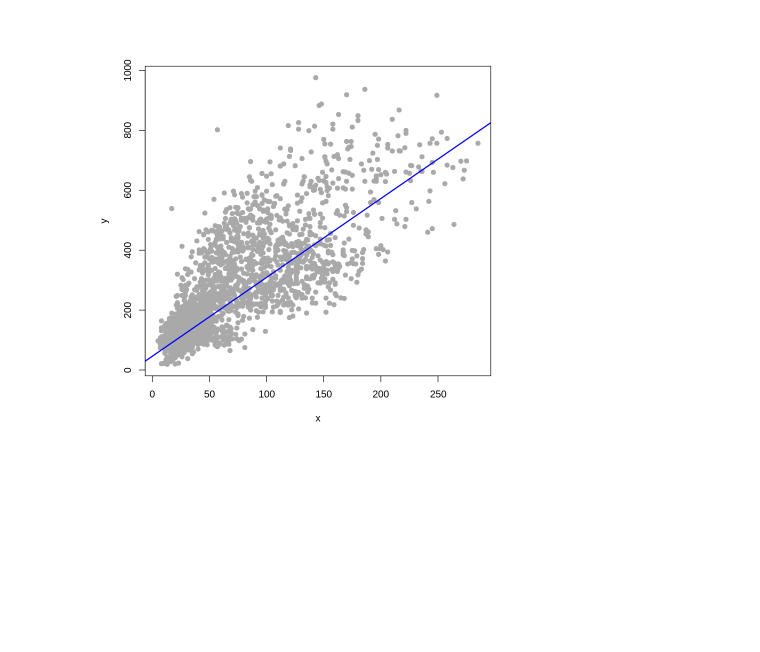
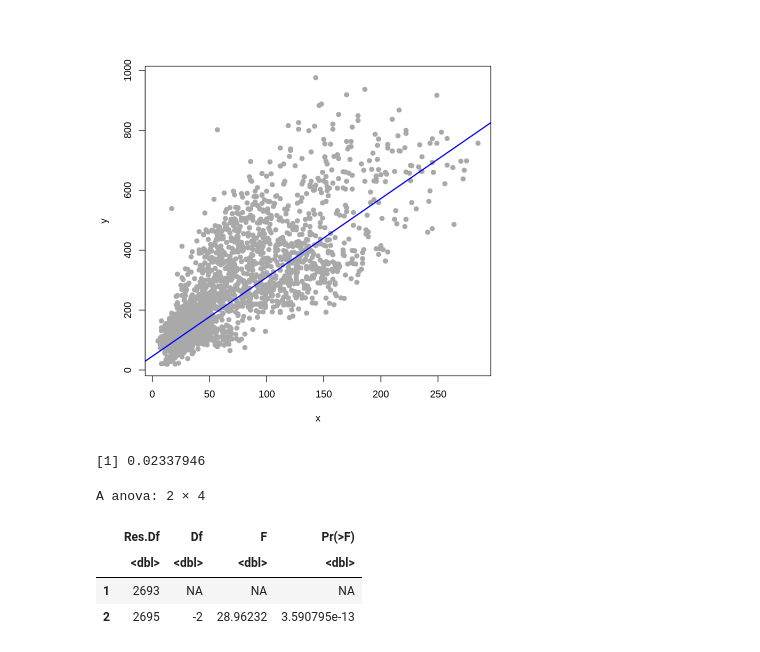
Before and after one commit to nicolasallp/tar-01-26-Davi-Kayky-Nicolas, a Jupyter notebook: criminalidade/estatisticas_criminalidade.ipynb, the cells around one changed output. Cells and saved outputs as stored; diff of their text form; code cells hidden in the pictures; blank space fills up the shorter version.

```diff
--- a/criminalidade/estatisticas_criminalidade.ipynb
+++ b/criminalidade/estatisticas_criminalidade.ipynb
@@ -403,3 +416,20 @@ abline(modelo, col = "blue", lwd = 2)
 (Intercept)           y
   45.928703    2.632692
 [figure]
+# %%
+df_lag <- df %>%
+  arrange(df) %>%
+  mutate(furto_lag1 = lag(FURTO_OUTROS, 1),
+         furto_lag2 = lag(FURTO_OUTROS, 2))
+
+cor(df_lag$furto_lag1, df$LESAO_CORPORAL_DOLOSA, use = "complete.obs")
+# %% [output]
+[1] 0.02337946
+# %%
+grangertest(LESAO_CORPORAL_DOLOSA ~ FURTO_OUTROS, order = 2, data = df)
+# %% [output]
+A anova: 2 × 4
+|  | Res.Df | Df | F | Pr(>F) |
+|  | <dbl> | <dbl> | <dbl> | <dbl> |
+| 1 | 2693 | NA | NA | NA |
+| 2 | 2695 | -2 | 28.96232 | 3.590795e-13 |
```
Also changed, not shown: parts of 6 cells of this notebook.
